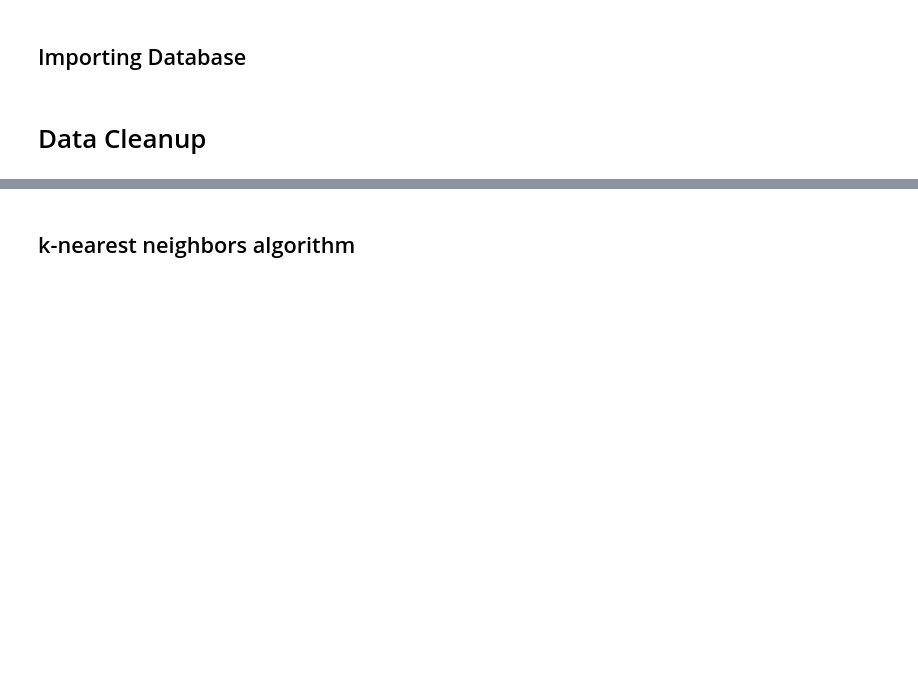
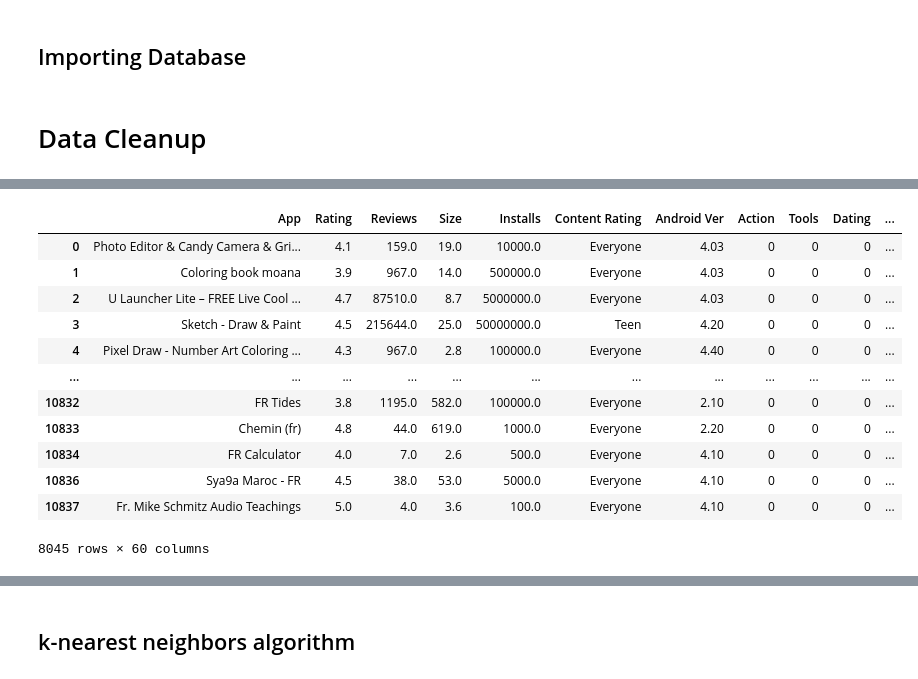
Before and after one commit to RavMRafiki/Recommendation-System, a Jupyter notebook: App_recommendation_system.ipynb, the cells around one changed output, grey strips where cells are left out. Saved outputs shown, nothing was run; the diff lists cells and outputs as text; code cells hidden in the pictures; blank space fills up the shorter version.

```diff
--- a/App_recommendation_system.ipynb
+++ b/App_recommendation_system.ipynb
@@ -32,3 +74,21 @@ apps = apps.astype({'Reviews':'float', 'Size':'float', 'Installs':'float', 'Andr
+# %%
+apps = DataClean.splitGenres(apps)
+apps.head()
+apps.drop(columns=['Genres'])
+# %% [output]
+|  | App | Rating | Reviews | Size | Installs | Content Rating | Android Ver | Action | Tools | Dating | ... |
+| 0 | Photo Editor & Candy Camera & Gri... | 4.1 | 159.0 | 19.0 | 10000.0 | Everyone | 4.03 | 0 | 0 | 0 | ... |
+| 1 | Coloring book moana | 3.9 | 967.0 | 14.0 | 500000.0 | Everyone | 4.03 | 0 | 0 | 0 | ... |
+| 2 | U Launcher Lite – FREE Live Cool ... | 4.7 | 87510.0 | 8.7 | 5000000.0 | Everyone | 4.03 | 0 | 0 | 0 | ... |
+| 3 | Sketch - Draw & Paint | 4.5 | 215644.0 | 25.0 | 50000000.0 | Teen | 4.20 | 0 | 0 | 0 | ... |
+| 4 | Pixel Draw - Number Art Coloring ... | 4.3 | 967.0 | 2.8 | 100000.0 | Everyone | 4.40 | 0 | 0 | 0 | ... |
+| ... | ... | ... | ... | ... | ... | ... | ... | ... | ... | ... | ... |
+| 10832 | FR Tides | 3.8 | 1195.0 | 582.0 | 100000.0 | Everyone | 2.10 | 0 | 0 | 0 | ... |
+| 10833 | Chemin (fr) | 4.8 | 44.0 | 619.0 | 1000.0 | Everyone | 2.20 | 0 | 0 | 0 | ... |
+| 10834 | FR Calculator | 4.0 | 7.0 | 2.6 | 500.0 | Everyone | 4.10 | 0 | 0 | 0 | ... |
+| 10836 | Sya9a Maroc - FR | 4.5 | 38.0 | 53.0 | 5000.0 | Everyone | 4.10 | 0 | 0 | 0 | ... |
+| 10837 | Fr. Mike Schmitz Audio Teachings | 5.0 | 4.0 | 3.6 | 100.0 | Everyone | 4.10 | 0 | 0 | 0 | ... |
+8045 rows × 60 columns
 # %%
 class DataProcessing:
     @staticmethod
```
Also changed, not shown: parts of 12 cells of this notebook.
